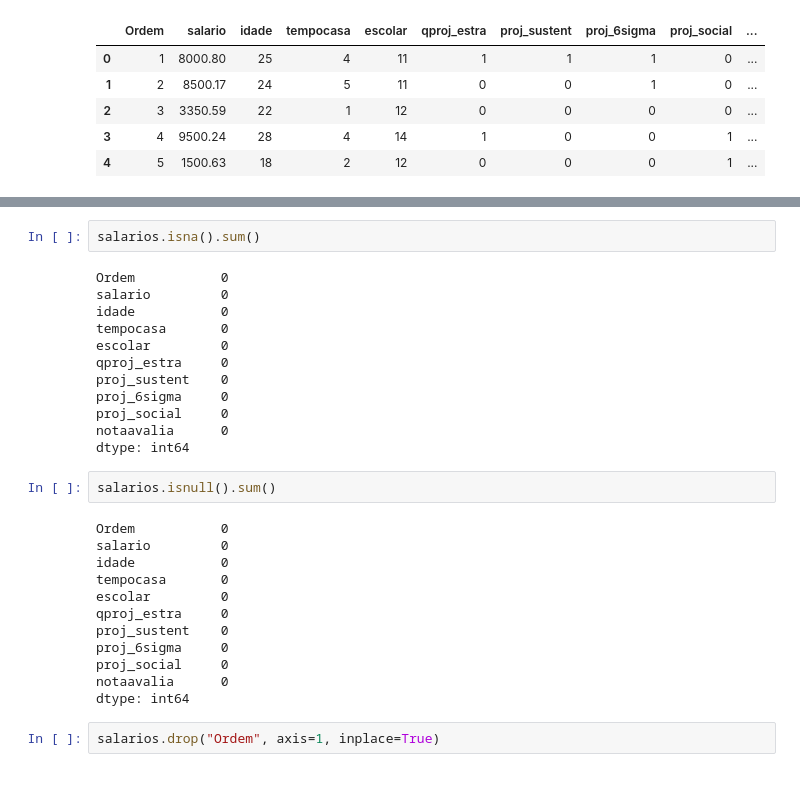
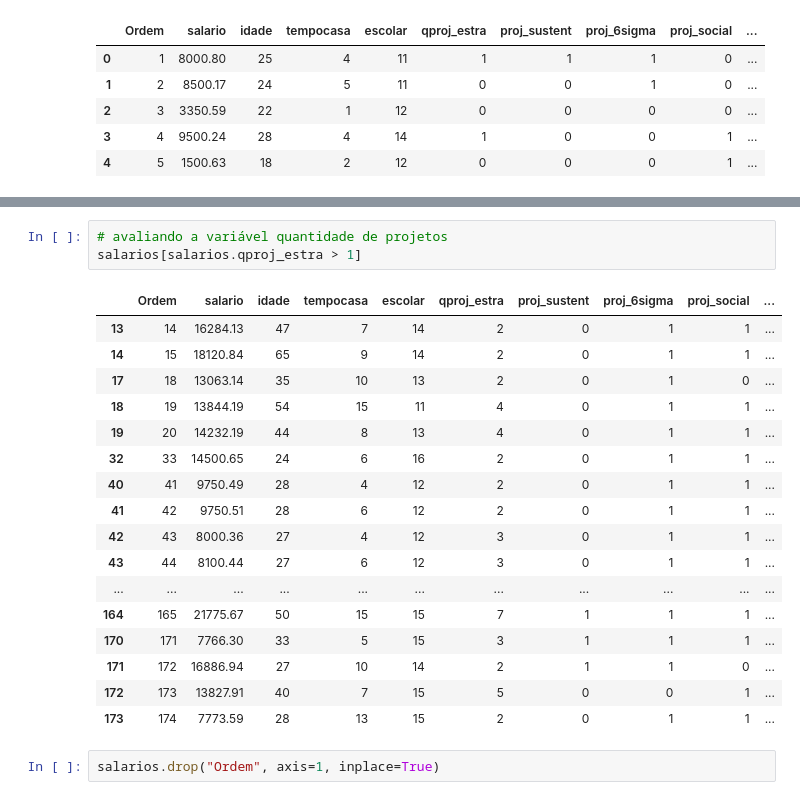
Before and after one commit to ghedin-alison/conceitos_ia, a Jupyter notebook: trabalho/analise_salario.ipynb, the cells around one changed output, grey strips where cells are left out. Cells and saved outputs as stored; diff of their text form.

```diff
--- a/trabalho/analise_salario.ipynb
+++ b/trabalho/analise_salario.ipynb
@@ -31,31 +70,24 @@ Index(['Ordem', 'salario', 'idade', 'tempocasa', 'escolar', 'qproj_estra',
-# %%
-salarios.isna().sum()
-# %% [output]
-Ordem           0
-salario         0
-idade           0
-tempocasa       0
-escolar         0
-qproj_estra     0
-proj_sustent    0
-proj_6sigma     0
-proj_social     0
-notaavalia      0
-dtype: int64
-# %%
-salarios.isnull().sum()
-# %% [output]
-Ordem           0
-salario         0
-idade           0
-tempocasa       0
-escolar         0
-qproj_estra     0
-proj_sustent    0
-proj_6sigma     0
-proj_social     0
-notaavalia      0
-dtype: int64
+# %%
+# avaliando a variável quantidade de projetos
+salarios[salarios.qproj_estra > 1]
+# %% [output]
+|  | Ordem | salario | idade | tempocasa | escolar | qproj_estra | proj_sustent | proj_6sigma | proj_social | ... |
+| 13 | 14 | 16284.13 | 47 | 7 | 14 | 2 | 0 | 1 | 1 | ... |
+| 14 | 15 | 18120.84 | 65 | 9 | 14 | 2 | 0 | 1 | 1 | ... |
+| 17 | 18 | 13063.14 | 35 | 10 | 13 | 2 | 0 | 1 | 0 | ... |
+| 18 | 19 | 13844.19 | 54 | 15 | 11 | 4 | 0 | 1 | 1 | ... |
+| 19 | 20 | 14232.19 | 44 | 8 | 13 | 4 | 0 | 1 | 1 | ... |
+| 32 | 33 | 14500.65 | 24 | 6 | 16 | 2 | 0 | 1 | 1 | ... |
+| 40 | 41 | 9750.49 | 28 | 4 | 12 | 2 | 0 | 1 | 1 | ... |
+| 41 | 42 | 9750.51 | 28 | 6 | 12 | 2 | 0 | 1 | 1 | ... |
+| 42 | 43 | 8000.36 | 27 | 4 | 12 | 3 | 0 | 1 | 1 | ... |
+| 43 | 44 | 8100.44 | 27 | 6 | 12 | 3 | 0 | 1 | 1 | ... |
+| ... | ... | ... | ... | ... | ... | ... | ... | ... | ... | ... |
+| 164 | 165 | 21775.67 | 50 | 15 | 15 | 7 | 1 | 1 | 1 | ... |
+| 170 | 171 | 7766.30 | 33 | 5 | 15 | 3 | 1 | 1 | 1 | ... |
+| 171 | 172 | 16886.94 | 27 | 10 | 14 | 2 | 1 | 1 | 0 | ... |
+| 172 | 173 | 13827.91 | 40 | 7 | 15 | 5 | 0 | 0 | 1 | ... |
+| 173 | 174 | 7773.59 | 28 | 13 | 15 | 2 | 0 | 1 | 1 | ... |
 # %%
 salarios.drop("Ordem", axis=1, inplace=True)
 # %%
```
Also changed, not shown: parts of 10 cells of this notebook, 1 other file.
